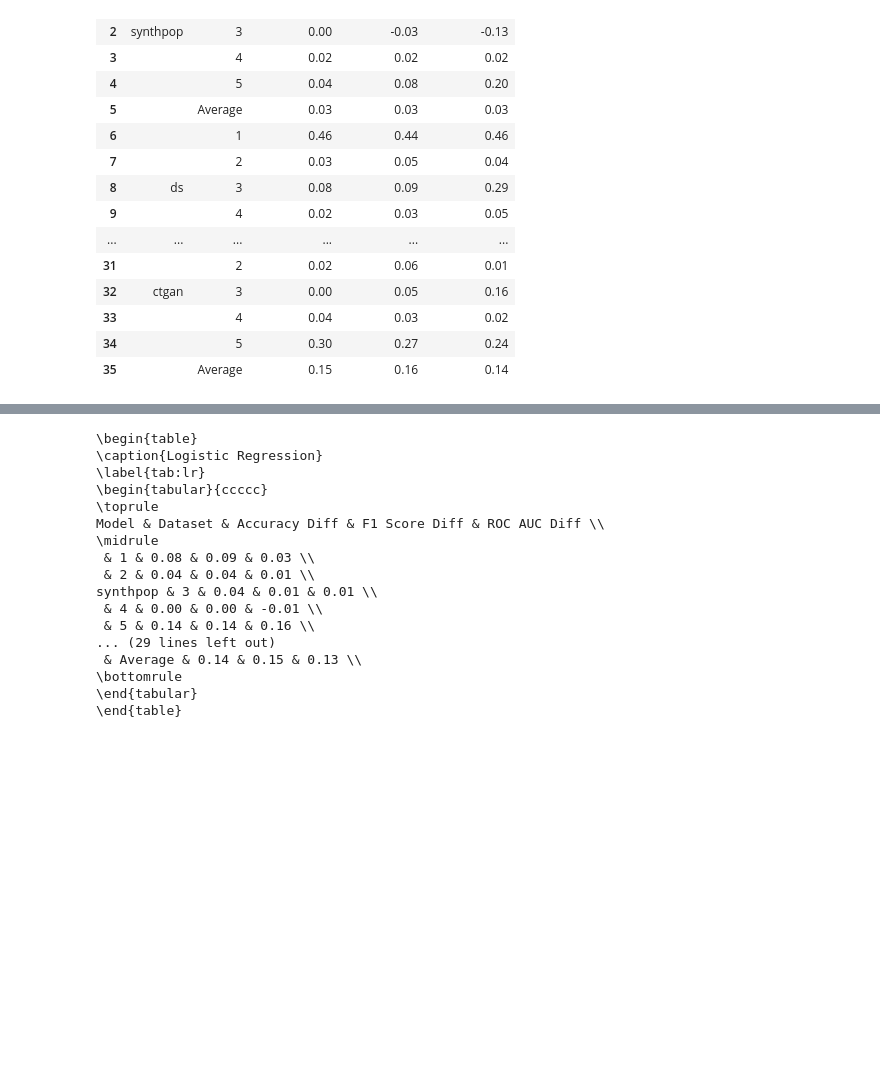
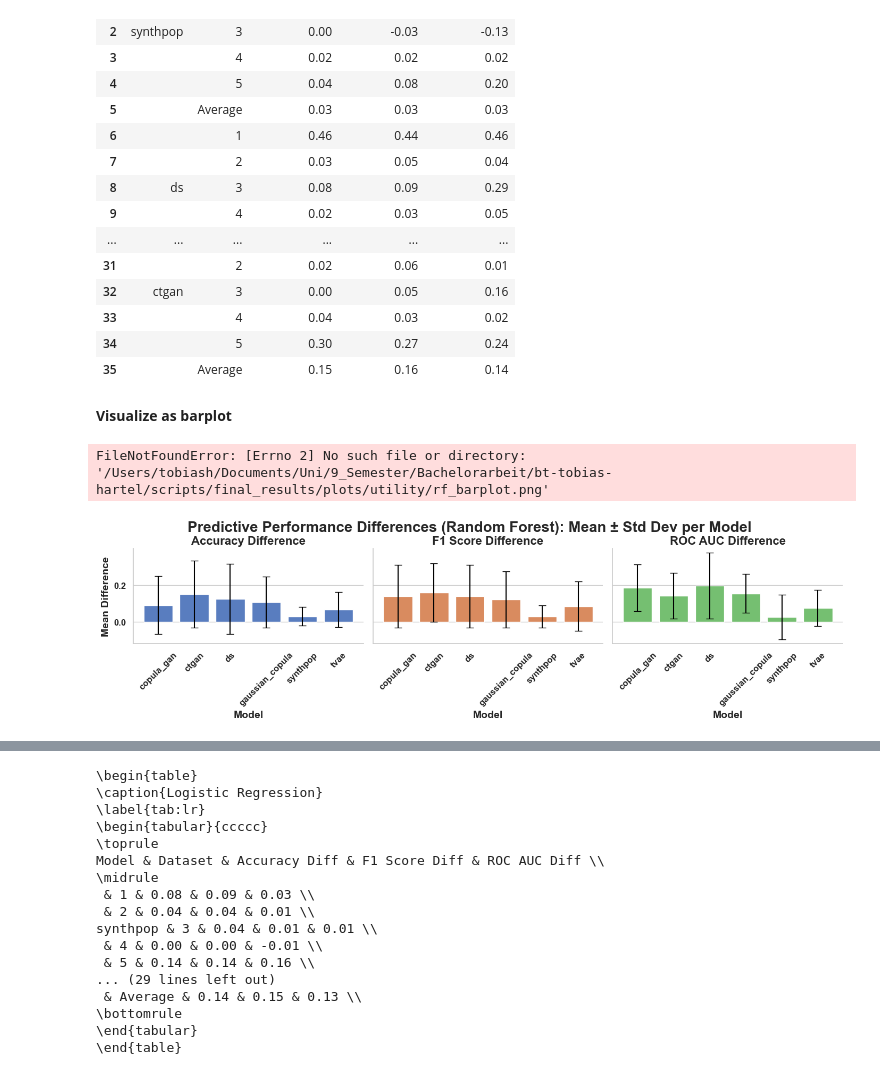
Before and after one commit to toHartel/bt-tobias-hartel, a Jupyter notebook: scripts/notebooks/merge_results.ipynb, the cells around one changed output, grey strips where cells are left out. Cells and saved outputs as stored; diff of their text form; code cells hidden in the pictures; blank space fills up the shorter version.

Commit message:
changed merge_results, added barplots and heatmaps

```diff
--- a/scripts/notebooks/merge_results.ipynb
+++ b/scripts/notebooks/merge_results.ipynb
@@ -461,3 +466,76 @@ synthpop & 3 & 0.00 & -0.03 & -0.13 \\
 | 33 |  | 4 | 0.04 | 0.03 | 0.02 |
 | 34 |  | 5 | 0.30 | 0.27 | 0.24 |
 | 35 |  | Average | 0.15 | 0.16 | 0.14 |
+# %% [markdown]
+**Visualize as barplot**
+# %%
+# Load the CSV file
+df = pd.read_csv("../data/results/tables/rf.csv")  # Make sure the file path is correct
+
+# Reshape the DataFrame for plotting
+df_melted = df.melt(
+    id_vars=["Dataset", "Model"],
+    value_vars=["Accuracy Difference", "F1 Score Difference", "ROC AUC Difference"],
+    var_name="Metric",
+    value_name="Difference"
+)
+
+# Compute mean and std for each model-metric pair
+summary = df_melted.groupby(["Model", "Metric"])["Difference"].agg(['mean', 'std']).reset_index()
+
+# Set style
+sns.set_theme(style="whitegrid")
+
+# Create the barplot with subplots per metric
+g = sns.catplot(
+    data=summary,
+    kind="bar",
+    x="Model",
+    y="mean",
+    hue="Metric",
+    col="Metric",
+    errorbar=None,
+    palette="muted",
+    height=4,
+    aspect=1.2,
+    legend=False
+)
+
+# Add standard deviation error bars manually
+for ax, metric in zip(g.axes[0], summary["Metric"].unique()):
+    subset = summary[summary["Metric"] == metric]
+    ax.errorbar(
+        x=np.arange(len(subset)),
+        y=subset["mean"],
+        yerr=subset["std"],
+        fmt='none',
+        c='black',
+        capsize=5
+    )
+    ax.set_title(metric, fontsize=16, fontweight='bold')
+    ax.set_ylabel("Mean Difference", fontsize=14, fontweight='bold')
+    ax.set_xlabel("Model", fontsize=14, fontweight='bold')
+
+    for label in ax.get_xticklabels():
+        label.set_fontsize(12)
+        label.set_fontweight('bold')
+        label.set_rotation(45)
+    for label in ax.get_yticklabels():
+        label.set_fontsize(12)
+        label.set_fontweight('bold')
+
+# Final adjustments
+plt.tight_layout()
+g.figure.subplots_adjust(top=0.85)
+g.figure.suptitle("Predictive Performance Differences (Random Forest): Mean ± Std Dev per Model",
+                   fontsize=20,
+                   fontweight='bold')
+
+# Save the plot
+plt.savefig('../final_results/plots/utility/rf_barplot.png', dpi=300, bbox_inches='tight')
+
+# Show the plot
+plt.show()
+# %% [output]
+FileNotFoundError: [Errno 2] No such file or directory: '/Users/tobiash/Documents/Uni/9_Semester/Bachelorarbeit/bt-tobias-hartel/scripts/final_results/plots/utility/rf_barplot.png'
+[figure, added]
```
Also changed, not shown: parts of 20 cells of this notebook, 34 other files.
